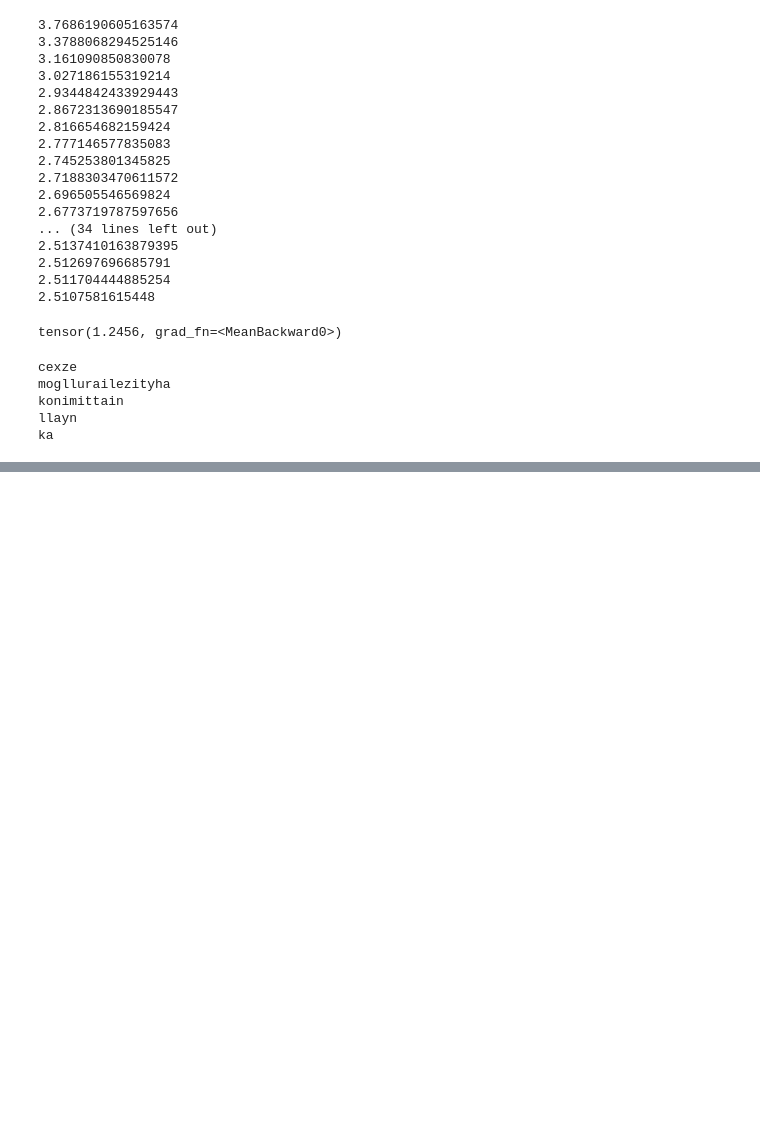
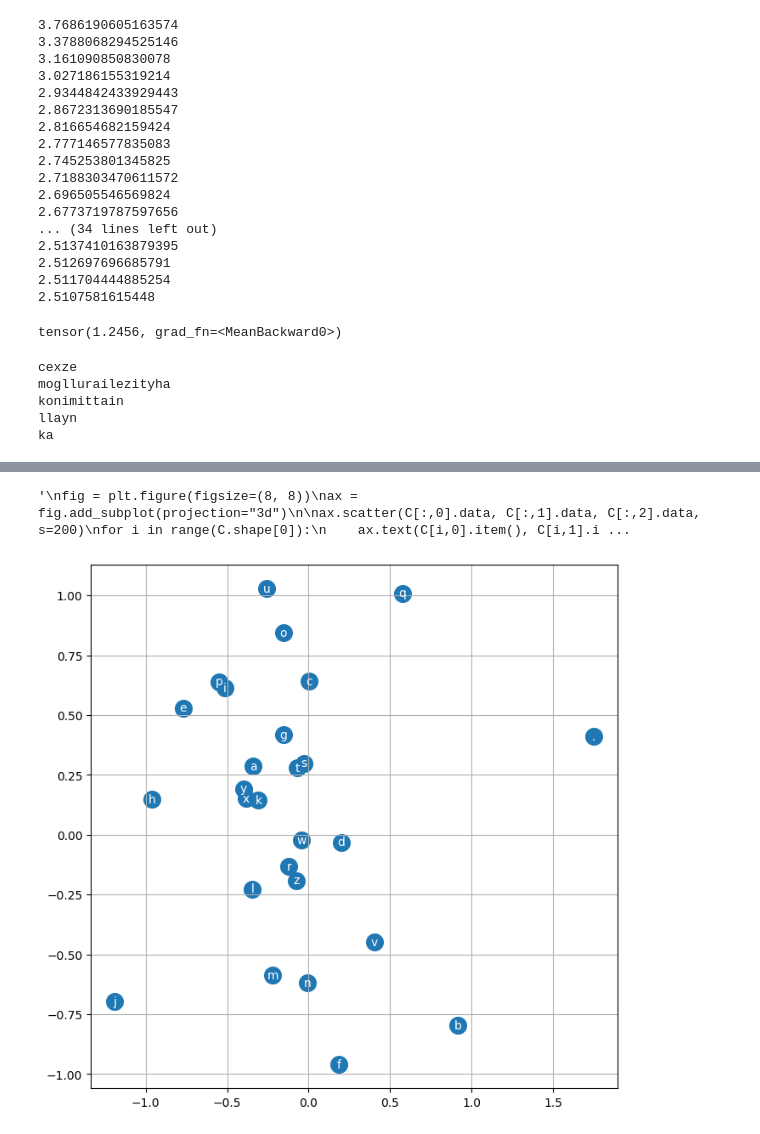
Before and after one commit to Ryan-Reese/makemore, a Jupyter notebook: build_makemore.ipynb, the cells around one changed output, grey strips where cells are left out. Cells and saved outputs as stored; diff of their text form; code cells hidden in the pictures; blank space fills up the shorter version.

```diff
--- a/build_makemore.ipynb
+++ b/build_makemore.ipynb
@@ -287,0 +295,8 @@ ka
+# %%
+import random
+random.seed(42)
+
+words = open("names.txt", "r").read().splitlines()
+random.shuffle(words)
+
+words[:8]
@@ -287,0 +504,27 @@ ka
+# %%
+# visualise character embeddings learnt by model
+# 2d projection
+fig = plt.figure(figsize=(8, 8))
+ax = fig.add_subplot()
+
+ax.scatter(C[:,0].data, C[:,1].data, s=200)
+for i in range(C.shape[0]):
+    ax.text(C[i,0].item(), C[i,1].item(), itos[i], ha="center", va="center", color="white")
+ax.grid("minor")
+
+# 3d projection
+"""
+fig = plt.figure(figsize=(8, 8))
+ax = fig.add_subplot(projection="3d")
+
+ax.scatter(C[:,0].data, C[:,1].data, C[:,2].data, s=200)
+for i in range(C.shape[0]):
+    ax.text(C[i,0].item(), C[i,1].item(), C[i,2].item(), itos[i], ha="center", va="center", color="white")
+ax.grid("minor")
+ax.set_xlabel('dim 0')
+ax.set_ylabel('dim 1')
+ax.set_zlabel('dim 2')
+"""
+# %% [output]
+'\nfig = plt.figure(figsize=(8, 8))\nax = fig.add_subplot(projection="3d")\n\nax.scatter(C[:,0].data, C[:,1].data, C[:,2].data, s=200)\nfor i in range(C.shape[0]):\n    ax.text(C[i,0].item(), C[i,1].i ...
+[figure, added]
```
Also changed, not shown: parts of 18 cells of this notebook.
